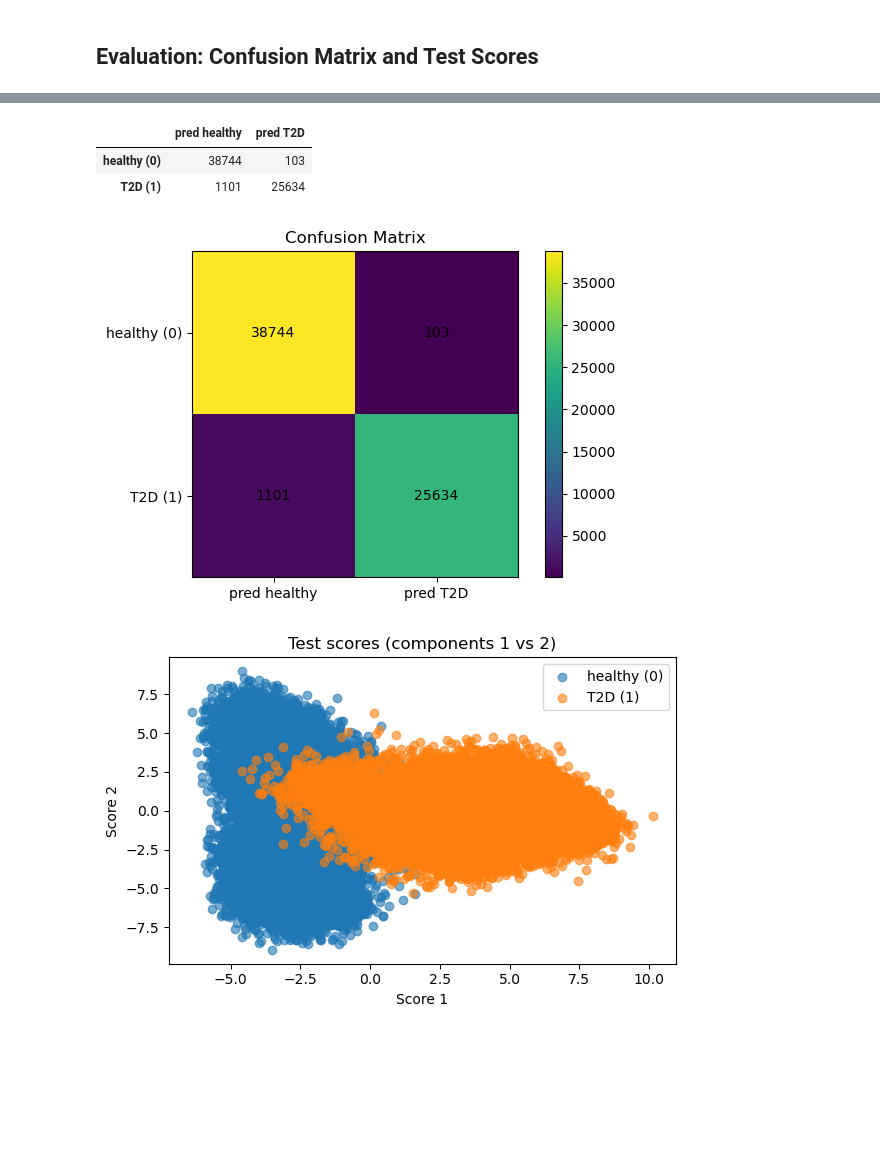
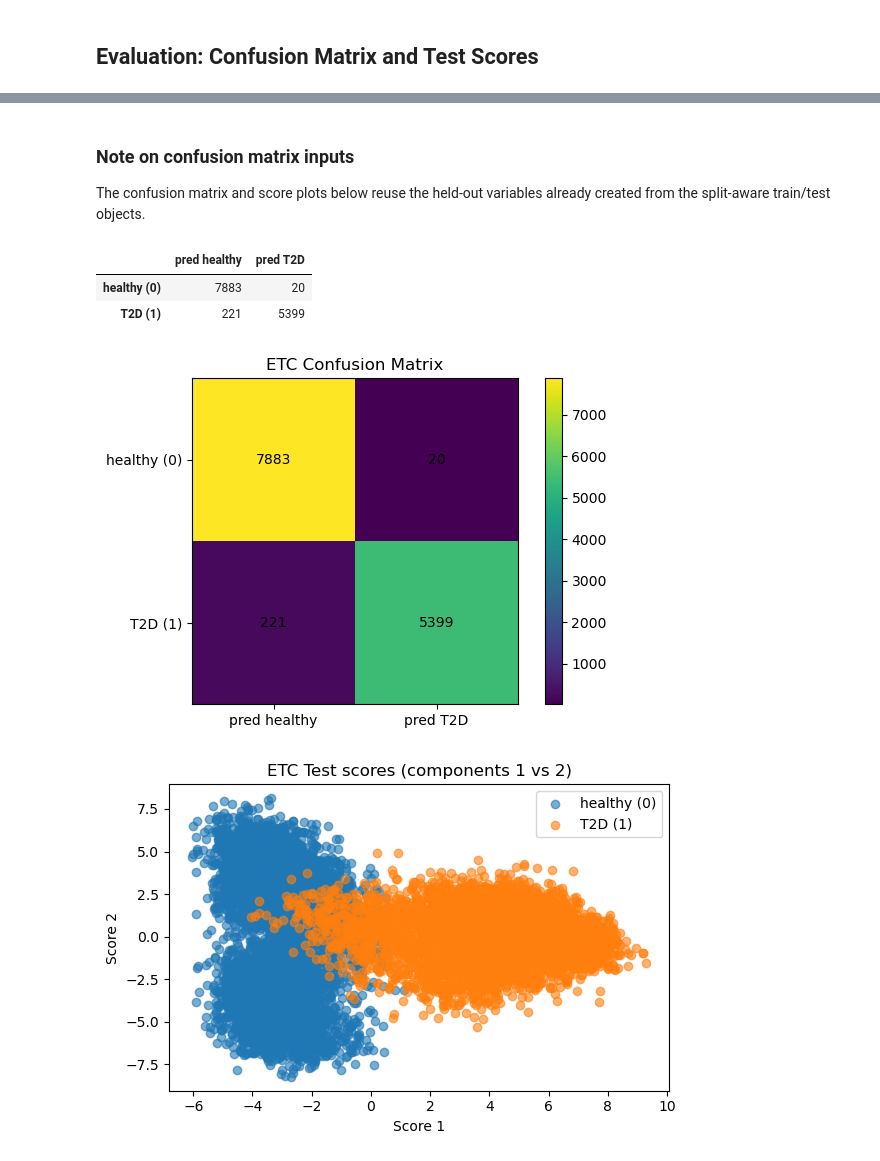
Before and after one commit to mdelaluzl/t2d-gene-disease-ml-prediction, a Jupyter notebook: code/2-1_ML_ETC_MDI.ipynb, the cells around one changed output, grey strips where cells are left out. Saved outputs shown, nothing was run; the diff lists cells and outputs as text; code cells hidden in the pictures; blank space fills up the shorter version.

```diff
--- a/code/2-1_ML_ETC_MDI.ipynb
+++ b/code/2-1_ML_ETC_MDI.ipynb
@@ -161,30 +154,24 @@ Labels encoded  : [38847 26735] (healthy, T2D)
 # %%
-# --- Ensure unique gene names and select top-N most variable genes --------------
-# Fallback list of candidate columns if GENE_SYMBOL_VARS was not defined earlier
-if 'GENE_SYMBOL_VARS' not in globals():
-    GENE_SYMBOL_VARS = ["gene_symbol", "gene_symbol-query", "symbol"]
+# --- Ensure unique gene names -----------------------------------------------
+from collections import Counter
 
-# Re-derive 'genes' just in case GENE_SYMBOL_VARS was updated (no-op if already set)
-gene_symbol_col = next((c for c in GENE_SYMBOL_VARS if c in adata.var.columns), None)
-genes = (adata.var[gene_symbol_col].astype(str).values
-         if gene_symbol_col else adata.var_names.astype(str).values)
-
-# Make names unique: if duplicates exist, append the Ensembl/var index
-from collections import Counter
 genes = genes.astype(str)
 counts = Counter(genes)
 if any(v > 1 for v in counts.values()):
-    ens_index = np.asarray(adata.var_names).astype(str)
-    genes = np.array([f"{g}_{ens_index[i]}" if counts[g] > 1 else g
-                      for i, g in enumerate(genes)], dtype=str)
+    ens_index = np.asarray(adata_train.var_names).astype(str)
+    genes = np.array([
+        f"{g}_{ens_index[i]}" if counts[g] > 1 else g
+        for i, g in enumerate(genes)
+    ], dtype=str)
 
-# Densify X if still sparse (safety check)
-if hasattr(X, "toarray"):
-    X = X.toarray()
+# Densify for safety
+if hasattr(X_train, "toarray"):
+    X_train = X_train.toarray()
+if hasattr(X_test, "toarray"):
+    X_test = X_test.toarray()
 
-X_sel = X  # (cells x genes)
 genes_sel = genes
 
-
-print("Using features:", X_sel.shape, "(cells x genes) — top by variance")
+print("Training features:", X_train.shape, "(cells x genes)")
+print("Held-out features:", X_test.shape, "(cells x genes)")
 # %% [output]
@@ -602,3 +391,7 @@ if 'y_test' not in globals() or 'y_pred' not in globals():
+# %% [markdown]
+### Note on confusion matrix inputs
+
+The confusion matrix and score plots below reuse the held-out variables already created from the split-aware train/test objects.
 # %%
 # Confusion matrix
 
@@ -632,7 +425,7 @@ plt.figure()
 plt.imshow(cm, interpolation="nearest")
 plt.xticks(range(len(labels_list)), col_names, rotation=0)
 plt.yticks(range(len(labels_list)), row_names)
-plt.title("Confusion Matrix")
+plt.title("ETC Confusion Matrix")
 plt.colorbar()
 for i in range(cm.shape[0]):
     for j in range(cm.shape[1]):
@@ -641,40 +434,40 @@ plt.tight_layout()
 plt.show()
 # %% [output]
 |  | pred healthy | pred T2D |
-| healthy (0) | 38744 | 103 |
-| T2D (1) | 1101 | 25634 |
+| healthy (0) | 7883 | 20 |
+| T2D (1) | 221 | 5399 |
-[figure, old version]
+[figure, new version]
 # %%
 # --- Test score plots ---
 
 if 'T_test' not in globals():
     raise NameError("T_test is not defined. Provide the test scores matrix in 'T_test' (shape: n_samples x n_components).")
 
 # If best_A is not defined, infer number of components from T_test
 if 'best_A' not in globals():
     best_A = T_test.shape[1]
 
 y_test_arr = np.asarray(y_test)
 
 if best_A >= 2:
     plt.figure()
     plt.scatter(T_test[y_test_arr == 0, 0], T_test[y_test_arr == 0, 1], alpha=0.6, label="healthy (0)")
     plt.scatter(T_test[y_test_arr == 1, 0], T_test[y_test_arr == 1, 1], alpha=0.6, label="T2D (1)")
     plt.xlabel("Score 1")
     plt.ylabel("Score 2")
-    plt.title("Test scores (components 1 vs 2)")
+    plt.title("ETC Test scores (components 1 vs 2)")
     plt.legend()
     plt.tight_layout()
     plt.show()
 else:
     plt.figure()
     plt.hist(T_test[y_test_arr == 0, 0], bins=30, alpha=0.6, label="healthy (0)")
     plt.hist(T_test[y_test_arr == 1, 0], bins=30, alpha=0.6, label="T2D (1)")
     plt.xlabel("Score 1")
     plt.ylabel("Count")
-    plt.title("Test scores (component 1)")
+    plt.title("ETC Test scores (component 1)")
     plt.legend()
     plt.tight_layout()
     plt.show()
 # %% [output]
-[figure, old version]
+[figure, new version]
```
Also changed, not shown: parts of 12 cells of this notebook, 2 other files.
